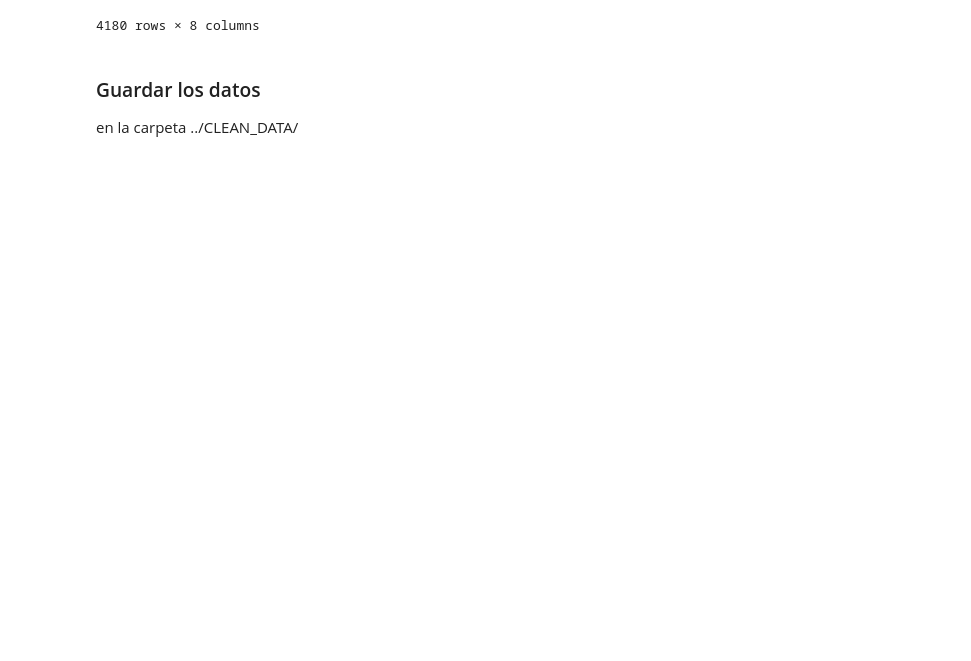
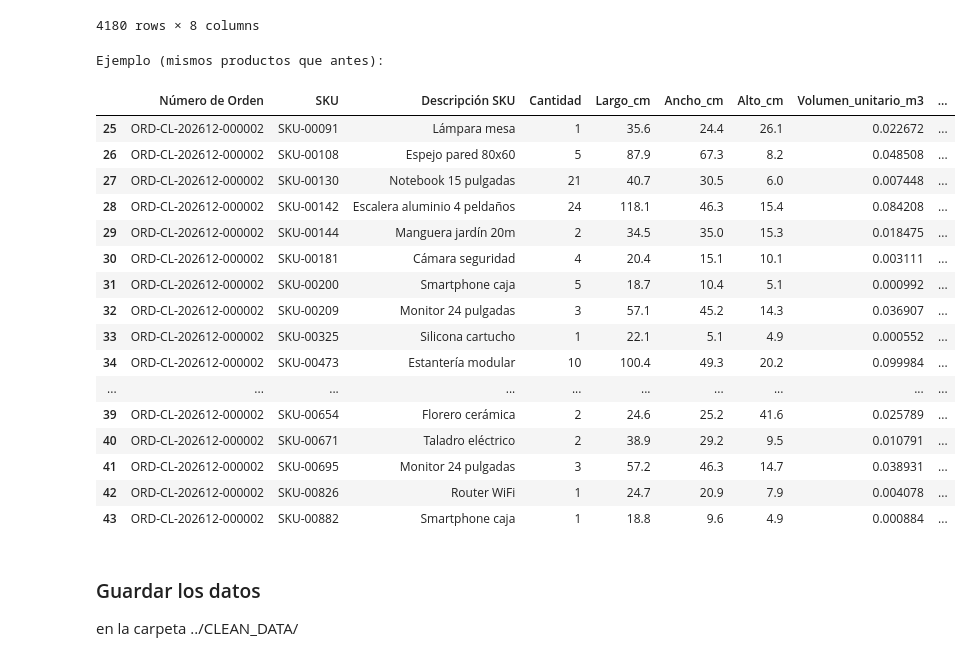
Before and after one commit to VichoRamirez/Capstone, a Jupyter notebook: SCRIPTS/Explorar.ipynb, the cells around one changed output. Drawn from its saved outputs; the diff is of its cells as text; code cells hidden in the pictures; blank space fills up the shorter version.

Commit message:
Se juntó la info de SKU's duplicados en una misma orden

```diff
--- a/SCRIPTS/Explorar.ipynb
+++ b/SCRIPTS/Explorar.ipynb
@@ -262,6 +262,40 @@ df_ventas.sort_values(by='Monto Pedido', ascending=False)
 | 1240 | 6.639.541-7 | Cliente 6639541 | Calle Amunátegui 7313, Santiago, ... | 2026-12-10 | ORD-CL-202612-001241 | 33108 | ... |
 | 514 | 22.361.716-4 | Cliente Nuevo 22361716 | Avenida Pajaritos 1316, Santiago,... | 2026-12-05 | ORD-CL-202612-000515 | 32564 | ... |
 4180 rows × 8 columns
+# %%
+# Eliminar duplicados sumando cantidades
+df_detalle = df_detalle.groupby(['Número de Orden', 'SKU']).agg({
+    'Descripción SKU': 'first',  # Mantener la primera descripción
+    'Cantidad': 'sum',  # Sumar cantidades
+    'Largo_cm': 'first',
+    'Ancho_cm': 'first',
+    'Alto_cm': 'first',
+    'Volumen_unitario_m3': 'first',
+    'Peso_unitario_kg': 'first',
+    'Volumen_total_m3': 'sum',  # Sumar volúmenes totales
+    'Peso_total_kg': 'sum'  # Sumar pesos totales
+}).reset_index()
+
+df_detalle[(df_detalle['Número de Orden'] == 'ORD-CL-202612-000002')]
+# %% [output]
+Ejemplo (mismos productos que antes):
+|  | Número de Orden | SKU | Descripción SKU | Cantidad | Largo_cm | Ancho_cm | Alto_cm | Volumen_unitario_m3 | ... |
+| 25 | ORD-CL-202612-000002 | SKU-00091 | Lámpara mesa | 1 | 35.6 | 24.4 | 26.1 | 0.022672 | ... |
+| 26 | ORD-CL-202612-000002 | SKU-00108 | Espejo pared 80x60 | 5 | 87.9 | 67.3 | 8.2 | 0.048508 | ... |
+| 27 | ORD-CL-202612-000002 | SKU-00130 | Notebook 15 pulgadas | 21 | 40.7 | 30.5 | 6.0 | 0.007448 | ... |
+| 28 | ORD-CL-202612-000002 | SKU-00142 | Escalera aluminio 4 peldaños | 24 | 118.1 | 46.3 | 15.4 | 0.084208 | ... |
+| 29 | ORD-CL-202612-000002 | SKU-00144 | Manguera jardín 20m | 2 | 34.5 | 35.0 | 15.3 | 0.018475 | ... |
+| 30 | ORD-CL-202612-000002 | SKU-00181 | Cámara seguridad | 4 | 20.4 | 15.1 | 10.1 | 0.003111 | ... |
+| 31 | ORD-CL-202612-000002 | SKU-00200 | Smartphone caja | 5 | 18.7 | 10.4 | 5.1 | 0.000992 | ... |
+| 32 | ORD-CL-202612-000002 | SKU-00209 | Monitor 24 pulgadas | 3 | 57.1 | 45.2 | 14.3 | 0.036907 | ... |
+| 33 | ORD-CL-202612-000002 | SKU-00325 | Silicona cartucho | 1 | 22.1 | 5.1 | 4.9 | 0.000552 | ... |
+| 34 | ORD-CL-202612-000002 | SKU-00473 | Estantería modular | 10 | 100.4 | 49.3 | 20.2 | 0.099984 | ... |
+| ... | ... | ... | ... | ... | ... | ... | ... | ... | ... |
+| 39 | ORD-CL-202612-000002 | SKU-00654 | Florero cerámica | 2 | 24.6 | 25.2 | 41.6 | 0.025789 | ... |
+| 40 | ORD-CL-202612-000002 | SKU-00671 | Taladro eléctrico | 2 | 38.9 | 29.2 | 9.5 | 0.010791 | ... |
+| 41 | ORD-CL-202612-000002 | SKU-00695 | Monitor 24 pulgadas | 3 | 57.2 | 46.3 | 14.7 | 0.038931 | ... |
+| 42 | ORD-CL-202612-000002 | SKU-00826 | Router WiFi | 1 | 24.7 | 20.9 | 7.9 | 0.004078 | ... |
+| 43 | ORD-CL-202612-000002 | SKU-00882 | Smartphone caja | 1 | 18.8 | 9.6 | 4.9 | 0.000884 | ... |
 # %% [markdown]
 ### Guardar los datos
 en la carpeta ../CLEAN_DATA/
```
Also changed, not shown: parts of 2 cells of this notebook, 1 other file.
